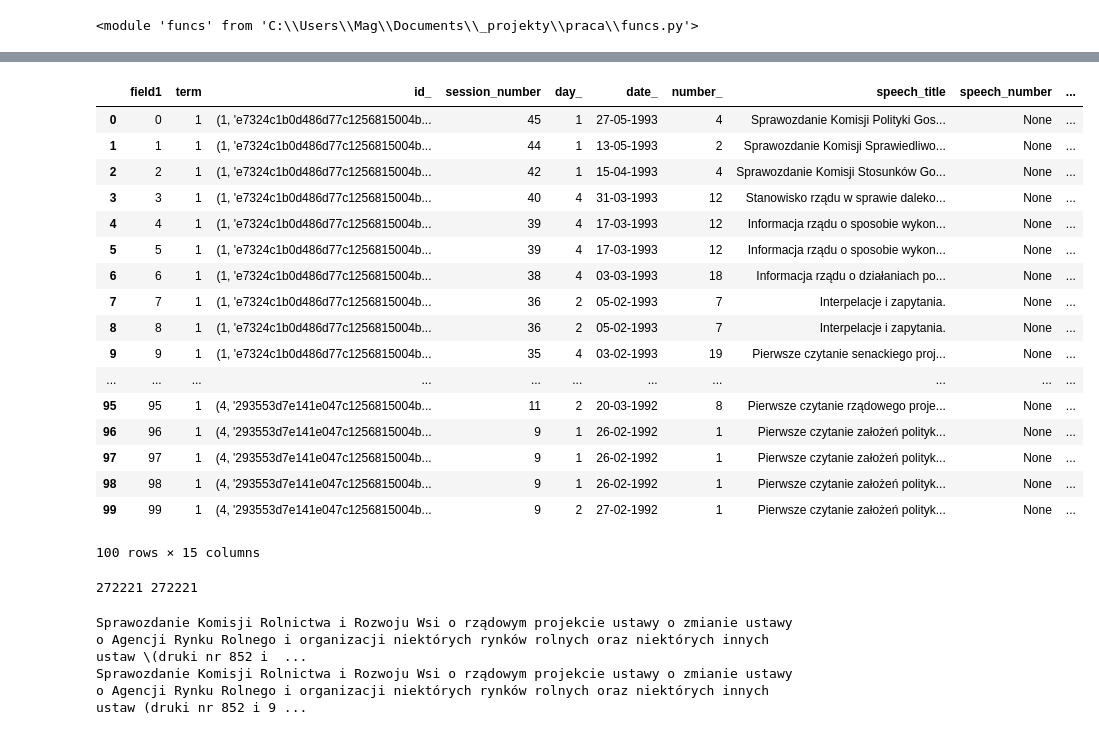
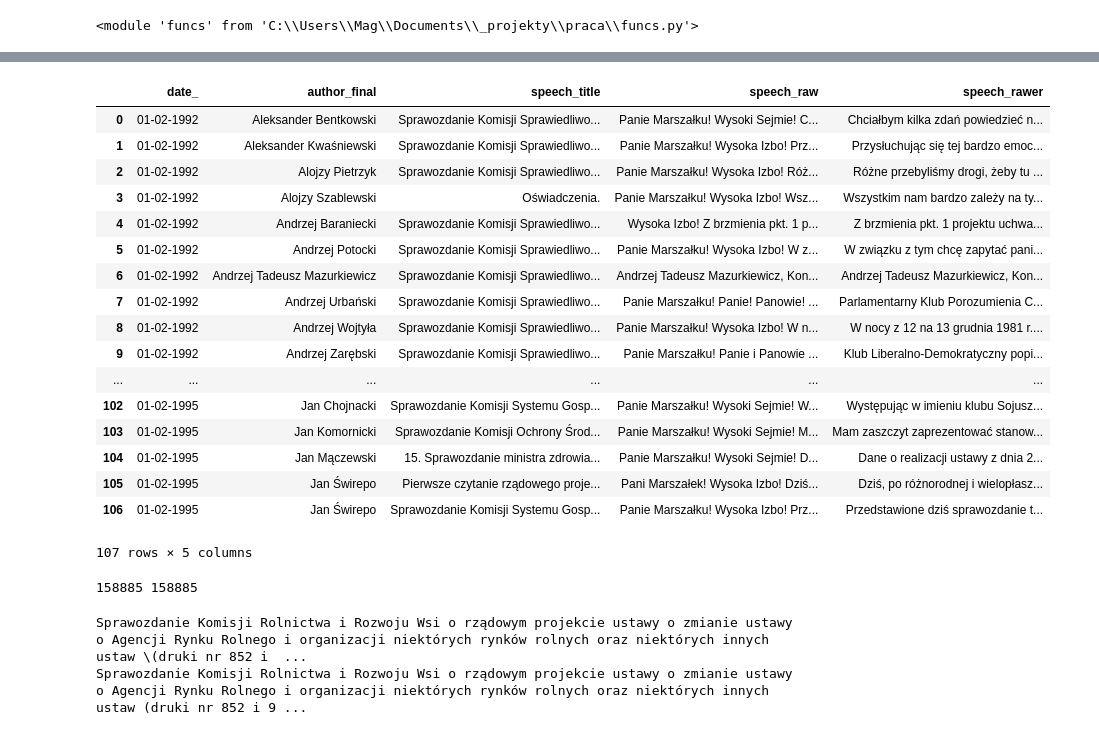
Before and after one commit to magda-lena-b/praca, a Jupyter notebook: 99_brudnopis.ipynb, the cells around one changed output, grey strips where cells are left out. Cells and saved outputs as stored; diff of their text form; code cells hidden in the pictures.

```diff
--- a/99_brudnopis.ipynb
+++ b/99_brudnopis.ipynb
@@ -13,31 +19,34 @@ importlib.reload(funcs)
 # %%
 politicians = pd.read_csv("00_dane/portraits.csv", sep='|')
-speeches = pd.read_csv("00_dane/speeches.csv", sep='|')
+speeches = pd.read_csv('00_dane/sp_joined.csv', encoding='UTF-8', sep="|")
+# %%
+speeches['speech_rawer'] = speeches['speech_rawer'].apply(lambda t: re.sub('Panie!','',t))
+speeches['speech_rawer'] = speeches['speech_rawer'].apply(lambda t: re.sub('Panowie!','',t))
 # %%
-speeches.head(10)
+speeches.head(107)
 # %% [output]
-|  | field1 | term | id_ | session_number | day_ | date_ | number_ | speech_title | speech_number | ... |
-| 0 | 0 | 1 | (1, 'e7324c1b0d486d77c1256815004b... | 45 | 1 | 27-05-1993 | 4 | Sprawozdanie Komisji Polityki Gos... | None | ... |
-| 1 | 1 | 1 | (1, 'e7324c1b0d486d77c1256815004b... | 44 | 1 | 13-05-1993 | 2 | Sprawozdanie Komisji Sprawiedliwo... | None | ... |
-| 2 | 2 | 1 | (1, 'e7324c1b0d486d77c1256815004b... | 42 | 1 | 15-04-1993 | 4 | Sprawozdanie Komisji Stosunków Go... | None | ... |
-| 3 | 3 | 1 | (1, 'e7324c1b0d486d77c1256815004b... | 40 | 4 | 31-03-1993 | 12 | Stanowisko rządu w sprawie daleko... | None | ... |
-| 4 | 4 | 1 | (1, 'e7324c1b0d486d77c1256815004b... | 39 | 4 | 17-03-1993 | 12 | Informacja rządu o sposobie wykon... | None | ... |
-| 5 | 5 | 1 | (1, 'e7324c1b0d486d77c1256815004b... | 39 | 4 | 17-03-1993 | 12 | Informacja rządu o sposobie wykon... | None | ... |
-| 6 | 6 | 1 | (1, 'e7324c1b0d486d77c1256815004b... | 38 | 4 | 03-03-1993 | 18 | Informacja rządu o działaniach po... | None | ... |
-| 7 | 7 | 1 | (1, 'e7324c1b0d486d77c1256815004b... | 36 | 2 | 05-02-1993 | 7 | Interpelacje i zapytania. | None | ... |
-| 8 | 8 | 1 | (1, 'e7324c1b0d486d77c1256815004b... | 36 | 2 | 05-02-1993 | 7 | Interpelacje i zapytania. | None | ... |
-| 9 | 9 | 1 | (1, 'e7324c1b0d486d77c1256815004b... | 35 | 4 | 03-02-1993 | 19 | Pierwsze czytanie senackiego proj... | None | ... |
-| ... | ... | ... | ... | ... | ... | ... | ... | ... | ... | ... |
-| 95 | 95 | 1 | (4, '293553d7e141e047c1256815004b... | 11 | 2 | 20-03-1992 | 8 | Pierwsze czytanie rządowego proje... | None | ... |
-| 96 | 96 | 1 | (4, '293553d7e141e047c1256815004b... | 9 | 1 | 26-02-1992 | 1 | Pierwsze czytanie założeń polityk... | None | ... |
-| 97 | 97 | 1 | (4, '293553d7e141e047c1256815004b... | 9 | 1 | 26-02-1992 | 1 | Pierwsze czytanie założeń polityk... | None | ... |
-| 98 | 98 | 1 | (4, '293553d7e141e047c1256815004b... | 9 | 1 | 26-02-1992 | 1 | Pierwsze czytanie założeń polityk... | None | ... |
-| 99 | 99 | 1 | (4, '293553d7e141e047c1256815004b... | 9 | 2 | 27-02-1992 | 1 | Pierwsze czytanie założeń polityk... | None | ... |
+|  | date_ | author_final | speech_title | speech_raw | speech_rawer |
+| 0 | 01-02-1992 | Aleksander Bentkowski | Sprawozdanie Komisji Sprawiedliwo... | Panie Marszałku! Wysoki Sejmie! C... | Chciałbym kilka zdań powiedzieć n... |
+| 1 | 01-02-1992 | Aleksander Kwaśniewski | Sprawozdanie Komisji Sprawiedliwo... | Panie Marszałku! Wysoka Izbo! Prz... | Przysłuchując się tej bardzo emoc... |
+| 2 | 01-02-1992 | Alojzy Pietrzyk | Sprawozdanie Komisji Sprawiedliwo... | Panie Marszałku! Wysoka Izbo! Róż... | Różne przebyliśmy drogi, żeby tu ... |
+| 3 | 01-02-1992 | Alojzy Szablewski | Oświadczenia. | Panie Marszałku! Wysoka Izbo! Wsz... | Wszystkim nam bardzo zależy na ty... |
+| 4 | 01-02-1992 | Andrzej Baraniecki | Sprawozdanie Komisji Sprawiedliwo... | Wysoka Izbo! Z brzmienia pkt. 1 p... | Z brzmienia pkt. 1 projektu uchwa... |
+| 5 | 01-02-1992 | Andrzej Potocki | Sprawozdanie Komisji Sprawiedliwo... | Panie Marszałku! Wysoka Izbo! W z... | W związku z tym chcę zapytać pani... |
+| 6 | 01-02-1992 | Andrzej Tadeusz Mazurkiewicz | Sprawozdanie Komisji Sprawiedliwo... | Andrzej Tadeusz Mazurkiewicz, Kon... | Andrzej Tadeusz Mazurkiewicz, Kon... |
+| 7 | 01-02-1992 | Andrzej Urbański | Sprawozdanie Komisji Sprawiedliwo... | Panie Marszałku! Panie! Panowie! ... | Parlamentarny Klub Porozumienia C... |
+| 8 | 01-02-1992 | Andrzej Wojtyła | Sprawozdanie Komisji Sprawiedliwo... | Panie Marszałku! Wysoka Izbo! W n... | W nocy z 12 na 13 grudnia 1981 r.... |
+| 9 | 01-02-1992 | Andrzej Zarębski | Sprawozdanie Komisji Sprawiedliwo... | Panie Marszałku! Panie i Panowie ... | Klub Liberalno-Demokratyczny popi... |
+| ... | ... | ... | ... | ... | ... |
+| 102 | 01-02-1995 | Jan Chojnacki | Sprawozdanie Komisji Systemu Gosp... | Panie Marszałku! Wysoki Sejmie! W... | Występując w imieniu klubu Sojusz... |
+| 103 | 01-02-1995 | Jan Komornicki | Sprawozdanie Komisji Ochrony Środ... | Panie Marszałku! Wysoki Sejmie! M... | Mam zaszczyt zaprezentować stanow... |
+| 104 | 01-02-1995 | Jan Mączewski | 15. Sprawozdanie ministra zdrowia... | Panie Marszałku! Wysoki Sejmie! D... | Dane o realizacji ustawy z dnia 2... |
+| 105 | 01-02-1995 | Jan Świrepo | Pierwsze czytanie rządowego proje... | Pani Marszałek! Wysoka Izbo! Dziś... | Dziś, po różnorodnej i wielopłasz... |
+| 106 | 01-02-1995 | Jan Świrepo | Sprawozdanie Komisji Systemu Gosp... | Panie Marszałku! Wysoka Izbo! Prz... | Przedstawione dziś sprawozdanie t... |
-100 rows × 15 columns
+107 rows × 5 columns
 # %%
-print(len(speeches['author_final']), len(speeches['author_final']==None)
+print(len(speeches['author_final']), len(speeches['author_final']==None))
 # %% [output]
-272221 272221
+158885 158885
 # %%
 test_sp = speeches[['speech_title', 'speech_raw']].sample(100)
 # %%
```
Also changed, not shown: parts of 3 cells of this notebook, 5 other files.
